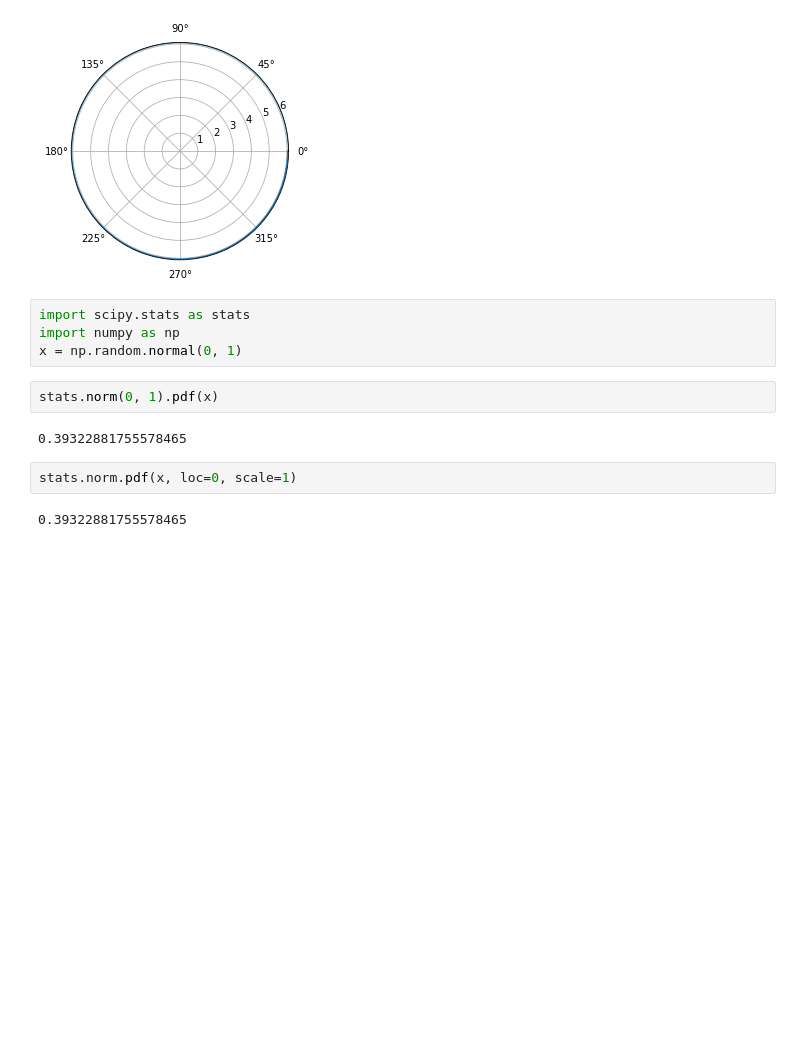
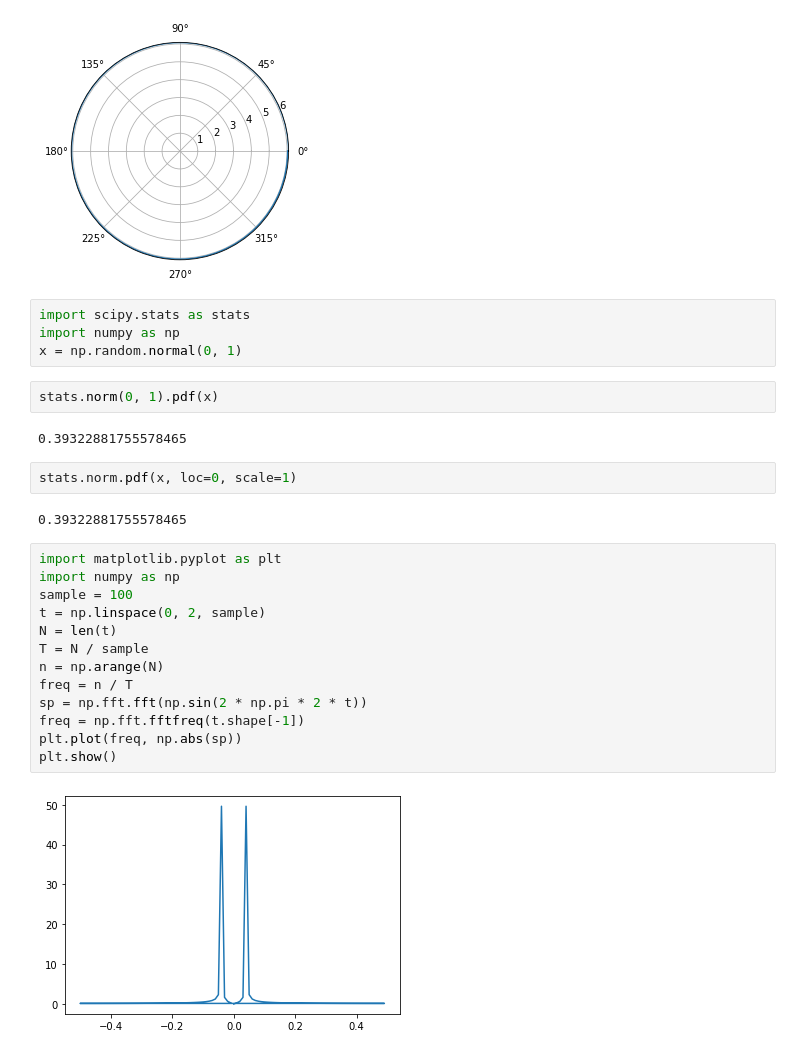
Before and after one commit to magborresen/spc8, a Jupyter notebook: dev/chirp.ipynb, the cells around one changed output. Drawn from its saved outputs; the diff is of its cells as text; blank space fills up the shorter version.

```diff
--- a/dev/chirp.ipynb
+++ b/dev/chirp.ipynb
@@ -77,3 +77,18 @@ stats.norm(0, 1).pdf(x)
 stats.norm.pdf(x, loc=0, scale=1)
 # %% [output]
 0.39322881755578465
+# %%
+import matplotlib.pyplot as plt
+import numpy as np
+sample = 100
+t = np.linspace(0, 2, sample)
+N = len(t)
+T = N / sample
+n = np.arange(N)
+freq = n / T
+sp = np.fft.fft(np.sin(2 * np.pi * 2 * t))
+freq = np.fft.fftfreq(t.shape[-1])
+plt.plot(freq, np.abs(sp))
+plt.show()
+# %% [output]
+[figure, added]
```
Also changed, not shown: 3 other files.
